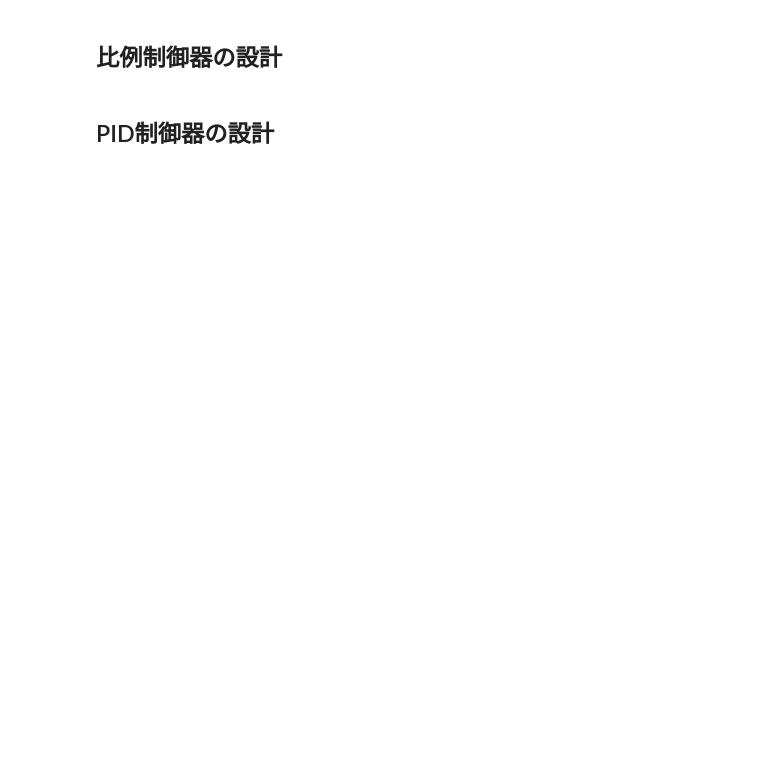
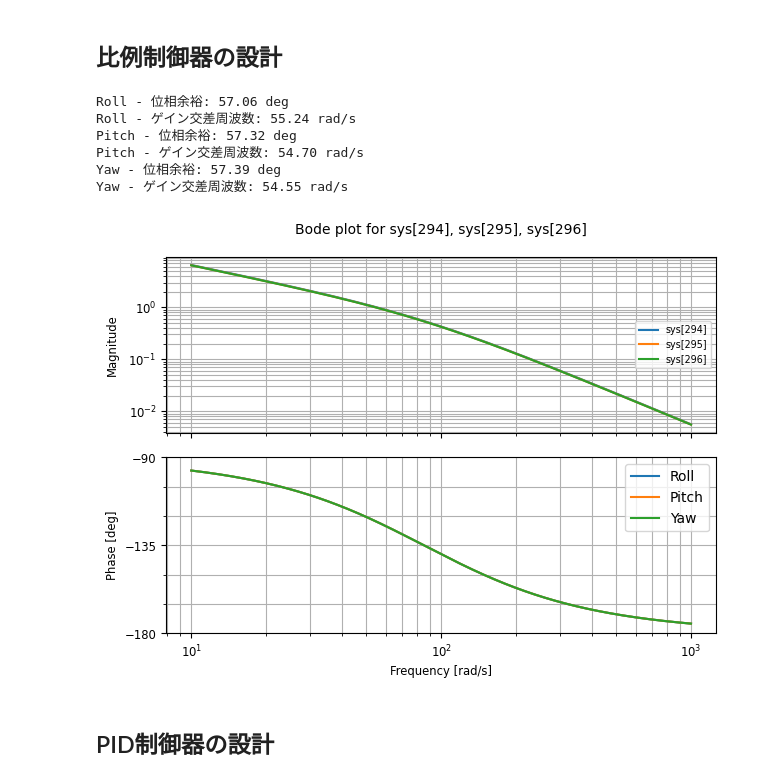
Before and after one commit to Akiden-san/Controller_desigen_exercise, a Jupyter notebook: python_control_practice.ipynb, the cells around one changed output. Cells and saved outputs as stored; diff of their text form; code cells hidden in the pictures; blank space fills up the shorter version.

```diff
--- a/python_control_practice.ipynb
+++ b/python_control_practice.ipynb
@@ -92,30 +161,38 @@ for sys, name in zip([sys_roll, sys_pitch, sys_yaw],["Roll", "Pitch", "Yaw"]):
 # %%
 # 比例制御の設計
 # 以下のゲインを変更して臨む位相余裕になるように試行錯誤してください
-Kp_roll = 1.0
-Kp_pitch = 1.0
-Kp_yaw = 1.0
+Kp_roll = 0.3
+Kp_pitch = 0.43
+Kp_yaw = 2.2
 
 # 比例制御器の伝達関数
 sys_roll_p = ctrl.tf([Kp_roll], [0, 1])
 sys_pitch_p = ctrl.tf([Kp_pitch], [0, 1])
 sys_yaw_p = ctrl.tf([Kp_yaw], [0, 1])
 
 # 制御系の伝達関数
 sys_roll_openloop = sys_roll_p*sys_roll
 sys_pitch_openloop = sys_pitch_p*sys_pitch
 sys_yaw_openloop = sys_yaw_p*sys_yaw
 
 # 余裕を表示
 for sys, name in zip([sys_roll_openloop, sys_pitch_openloop, sys_yaw_openloop],["Roll", "Pitch", "Yaw"]):
     gm, pm, wg, wp = ctrl.margin(sys)
     print(f"{name} - 位相余裕: {pm:.2f} deg")
     print(f"{name} - ゲイン交差周波数: {wp:.2f} rad/s")
 
 # Bode線図を描く
 ctrl.bode([sys_roll_openloop, sys_pitch_openloop, sys_yaw_openloop])
 plt.legend(["Roll", "Pitch", "Yaw"])
 plt.show()
+# %% [output]
+Roll - 位相余裕: 57.06 deg
+Roll - ゲイン交差周波数: 55.24 rad/s
+Pitch - 位相余裕: 57.32 deg
+Pitch - ゲイン交差周波数: 54.70 rad/s
+Yaw - 位相余裕: 57.39 deg
+Yaw - ゲイン交差周波数: 54.55 rad/s
+[figure, added]
 # %% [markdown]
 ## PID制御器の設計
 # %%
```
Also changed, not shown: parts of 11 cells of this notebook.
